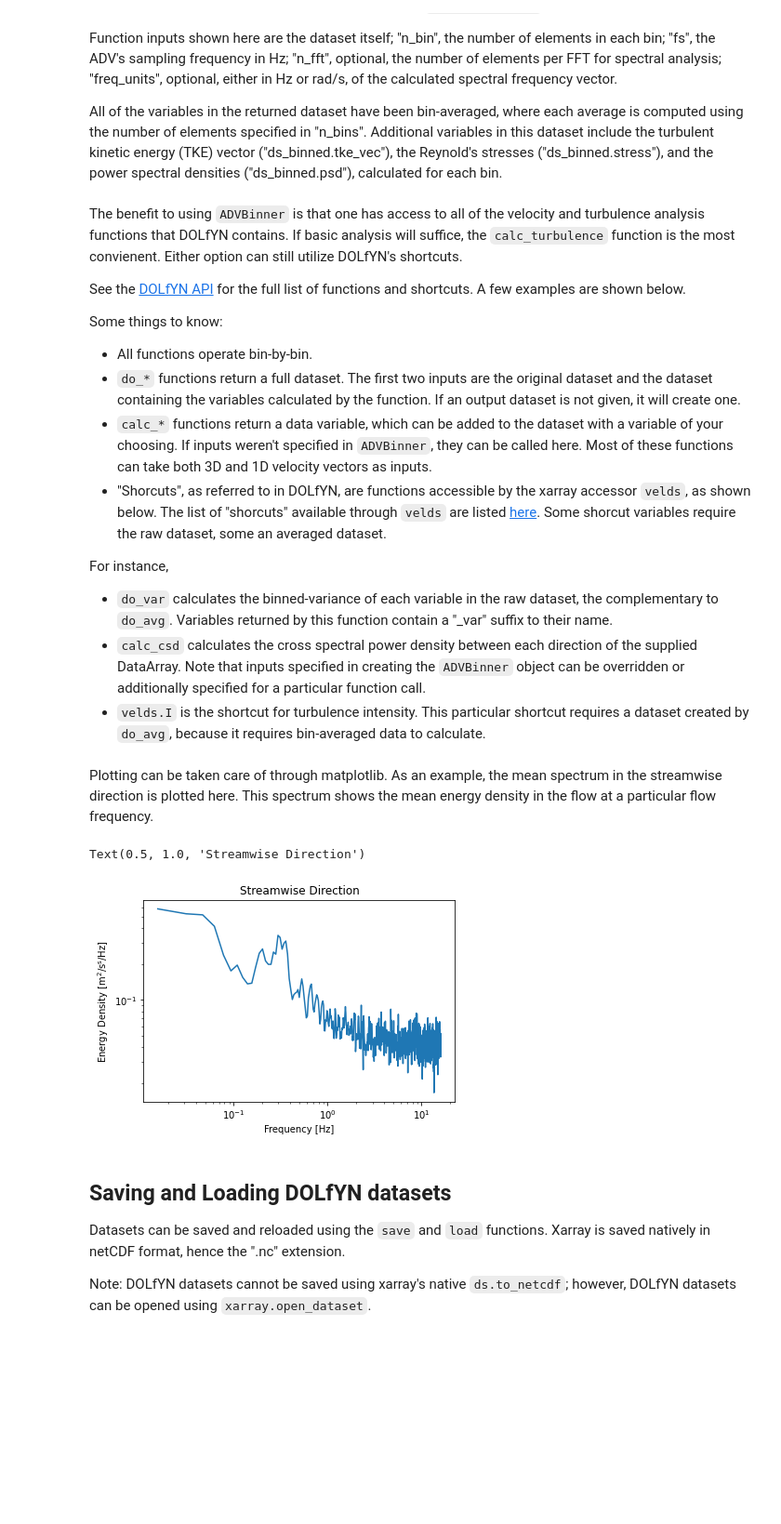
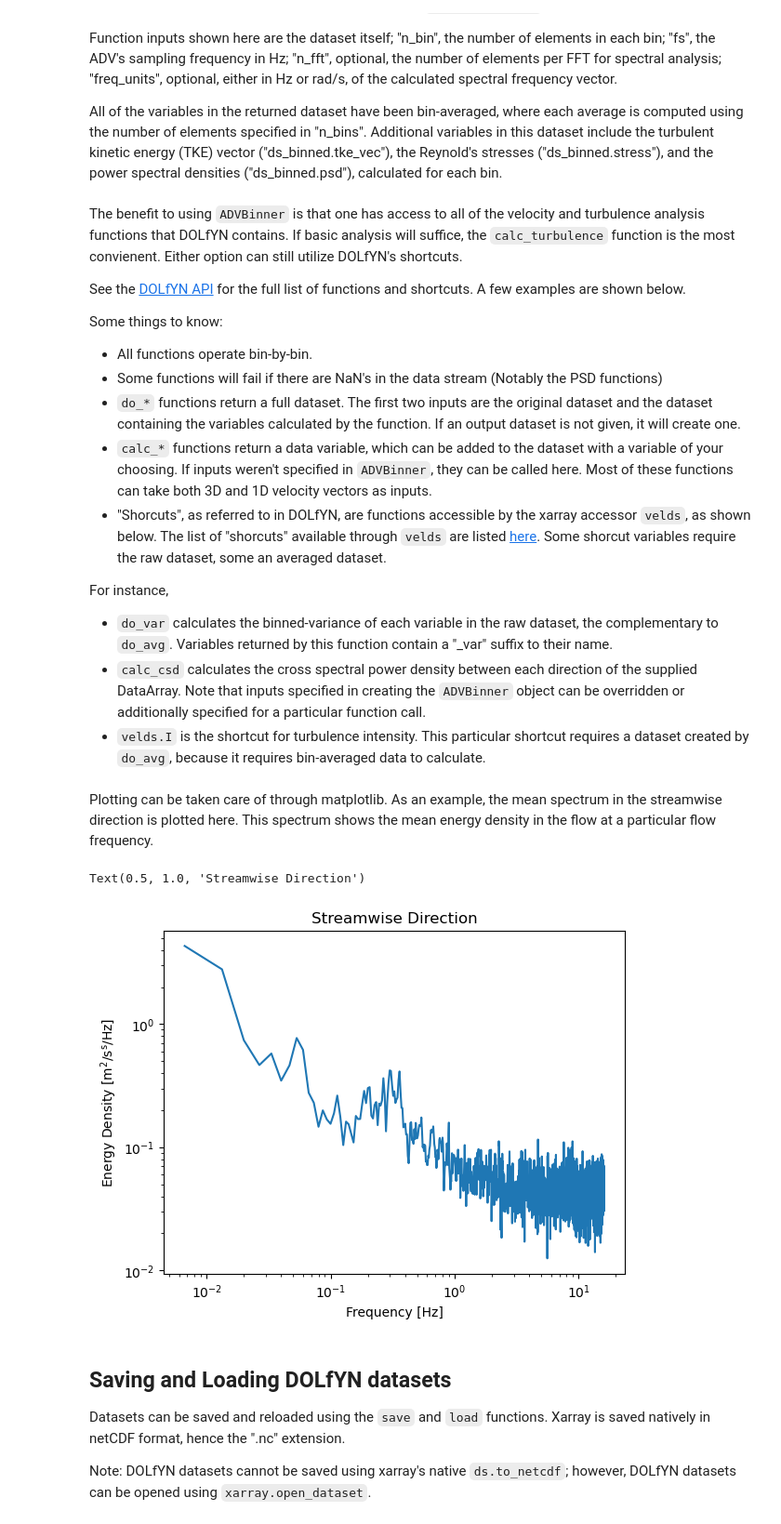
Before and after one commit to lkilcher/dolfyn, a Jupyter notebook: docs/ADV_Example.ipynb, the cells around one changed output. Shown at 93% size. Drawn from its saved outputs; the diff is of its cells as text; code cells hidden in the pictures; blank space fills up the shorter version.

```diff
--- a/docs/ADV_Example.ipynb
+++ b/docs/ADV_Example.ipynb
@@ -86,7 +65,7 @@ ADV velocity data tends to have spikes due to Doppler noise, and the common way
 # Clean the file using the Goring+Nikora method:
 mask = api.clean.GN2002(ds['vel'], npt=5000)
 # Replace bad datapoints via cubic spline interpolation
-ds['vel'] = api.clean.clean_fill(ds['vel'], mask, npt=12, method='cubic')
+ds['vel'] = api.clean.clean_fill(ds['vel'], mask, npt=12, method='cubic', max_gap=None)
 
 print('Percent of data containing spikes: {0:.2f}%'.format(100*mask.mean()))
 
@@ -131,10 +110,10 @@ Function inputs shown here are the dataset itself; "n_bin", the number of elemen
 
 All of the variables in the returned dataset have been bin-averaged, where each average is computed using the number of elements specified in "n_bins". Additional variables in this dataset include the turbulent kinetic energy (TKE) vector ("ds_binned.tke_vec"), the Reynold's stresses ("ds_binned.stress"), and the power spectral densities ("ds_binned.psd"), calculated for each bin.
 # %%
-binner = api.ADVBinner(n_bin=9600, fs=ds.fs, n_fft=2048)
+binner = api.ADVBinner(n_bin=ds.fs*600, fs=ds.fs, n_fft=ds.fs*150)
 ds_binned = binner(ds, freq_units="Hz")
 
-ds_binned = api.calc_turbulence(ds, n_bin=9600, fs=ds.fs, n_fft=2048, freq_units="Hz")
+ds_binned = api.calc_turbulence(ds, n_bin=ds.fs*600, fs=ds.fs, n_fft=ds.fs*150, freq_units="Hz")
 # %% [markdown]
 The benefit to using `ADVBinner` is that one has access to all of the velocity and turbulence analysis functions that DOLfYN contains. If basic analysis will suffice, the `calc_turbulence` function is the most convienent. Either option can still utilize DOLfYN's shortcuts.
 
@@ -142,6 +121,7 @@ See the [DOLfYN API](https://dolfyn.readthedocs.io/en/latest/apidoc/dolfyn.binne
 
 Some things to know:
 - All functions operate bin-by-bin.
+- Some functions will fail if there are NaN's in the data stream (Notably the PSD functions)
 - `do_*` functions return a full dataset. The first two inputs are the original dataset and the dataset containing the variables calculated by the function. If an output dataset is not given, it will create one.
 - `calc_*` functions return a data variable, which can be added to the dataset with a variable of your choosing. If inputs weren't specified in `ADVBinner`, they can be called here. Most of these functions can take both 3D and 1D velocity vectors as inputs.
 - "Shorcuts", as referred to in DOLfYN, are functions accessible by the xarray accessor `velds`, as shown below. The list of "shorcuts" available through `velds` are listed [here](https://dolfyn.readthedocs.io/en/latest/apidoc/dolfyn.shortcuts.html). Some shorcut variables require the raw dataset, some an averaged dataset.
@@ -155,7 +135,7 @@ For instance,
 ds_binned = binner.do_var(ds, out_ds=ds_binned)
 
 # Calculate the cross power spectral density
-ds_binned['csd'] = binner.calc_csd(ds['vel'], freq_units='Hz', n_fft_coh=2048)
+ds_binned['csd'] = binner.calc_csd(ds['vel'], freq_units='Hz', n_fft_coh=ds.fs*150)
 
 # Calculated the turbulence intensity (requires a binned dataset)
 ds_binned['TI'] = ds_binned.velds.I
@@ -164,15 +144,15 @@ Plotting can be taken care of through matplotlib. As an example, the mean spectr
 # %%
 import matplotlib.pyplot as plt
 %matplotlib inline
 
 plt.figure()
-plt.loglog(ds_binned['f'], ds_binned['psd'].sel(S='Sxx').mean(dim='time'))
+plt.loglog(ds_binned['freq'], ds_binned['psd'].sel(S='Sxx').mean(dim='time'))
 plt.xlabel('Frequency [Hz]')
 plt.ylabel('Energy Density $\mathrm{[m^2/s^s/Hz]}$')
 plt.title('Streamwise Direction')
 # %% [output]
 Text(0.5, 1.0, 'Streamwise Direction')
-[figure, old version]
+[figure, new version]
 # %% [markdown]
 ## Saving and Loading DOLfYN datasets
 Datasets can be saved and reloaded using the `save` and `load` functions. Xarray is saved natively in netCDF format, hence the ".nc" extension.
```
Also changed, not shown: parts of 1 cell of this notebook, 2 other files.
